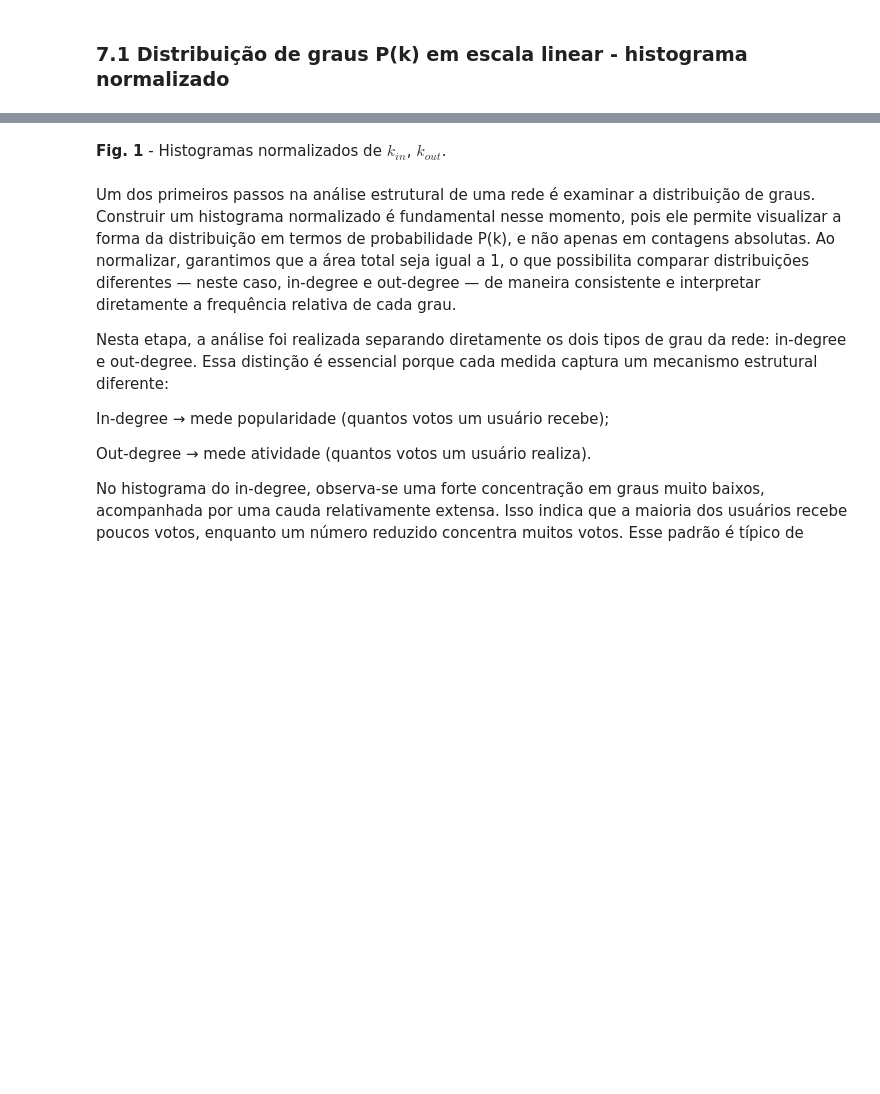
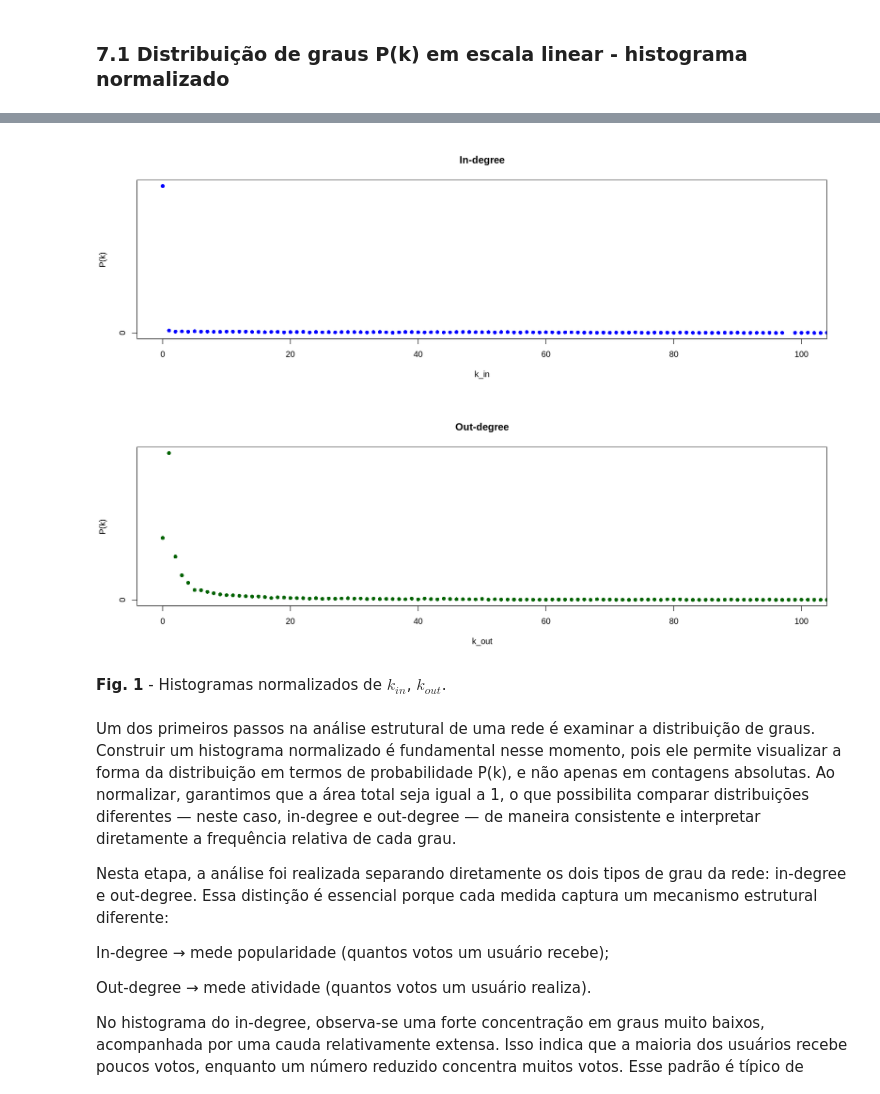
Before and after one commit to marinasantiago1718/WikipediaGraph, a Jupyter notebook: wikiVote.ipynb, the cells around one changed output, grey strips where cells are left out. Saved outputs shown, nothing was run; the diff lists cells and outputs as text; code cells hidden in the pictures; blank space fills up the shorter version.

Commit message:
Gráficos lineares

```diff
--- a/wikiVote.ipynb
+++ b/wikiVote.ipynb
@@ -299,3 +286,23 @@ hist(k_out,
+# %%
+plot(k_in_vals, P_in,
+     xlim = c(0,100),
+     main = "In-degree",
+     xlab = "k_in",
+     ylab = "P(k)",
+     pch = 16,
+     col = "blue")
+
+# Out-degree (gráfico de pontos)
+plot(k_out_vals, P_out,
+     xlim = c(0,100),
+     main = "Out-degree",
+     xlab = "k_out",
+     ylab = "P(k)",
+     pch = 16,
+     col = "darkgreen")
+# %% [output]
+[figure, added]
+[figure, added]
 # %% [markdown]
 **Fig. 1** - Histogramas normalizados de $k_{in}$, $k_{out}$.
 # %% [markdown]
```
Also changed, not shown: parts of 2 cells of this notebook.
